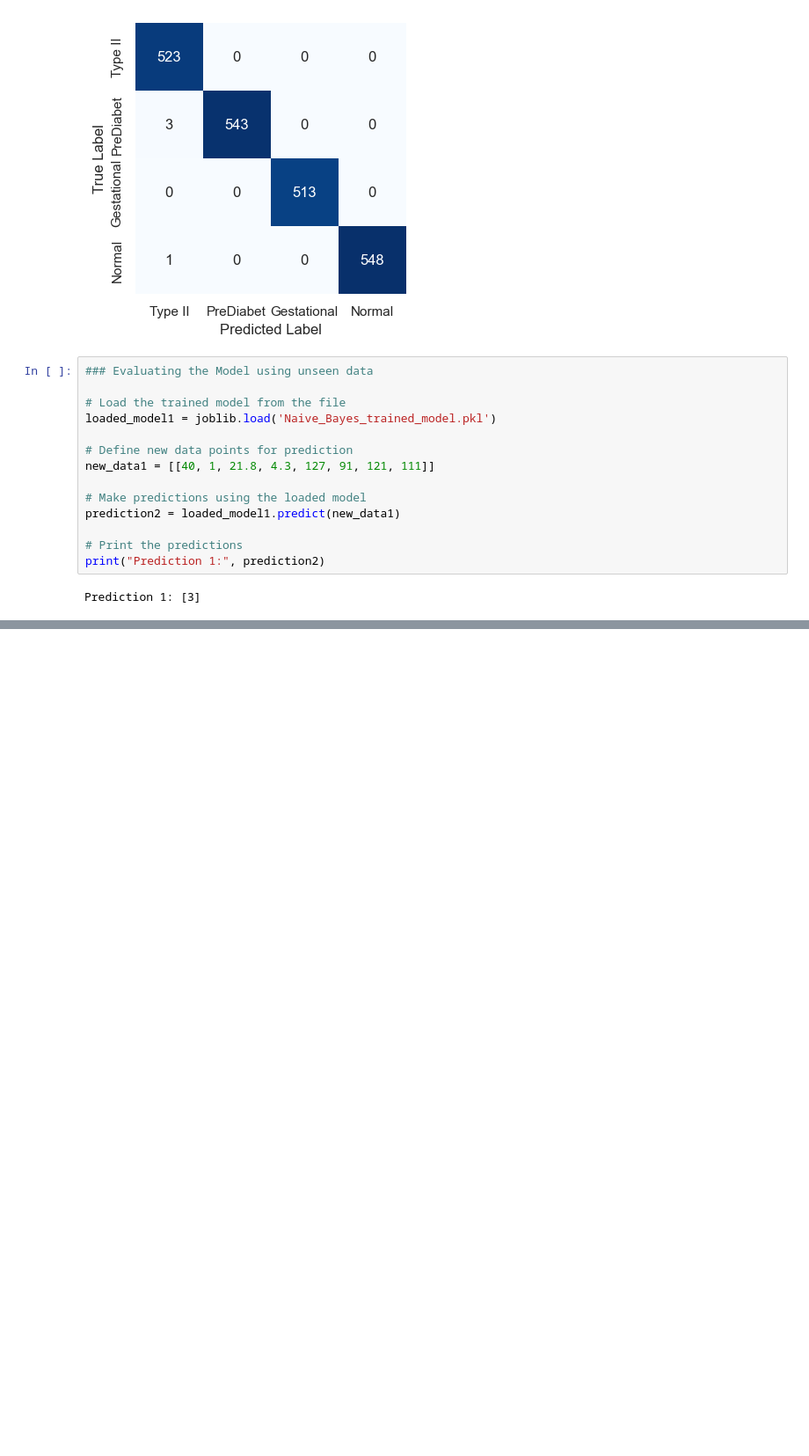
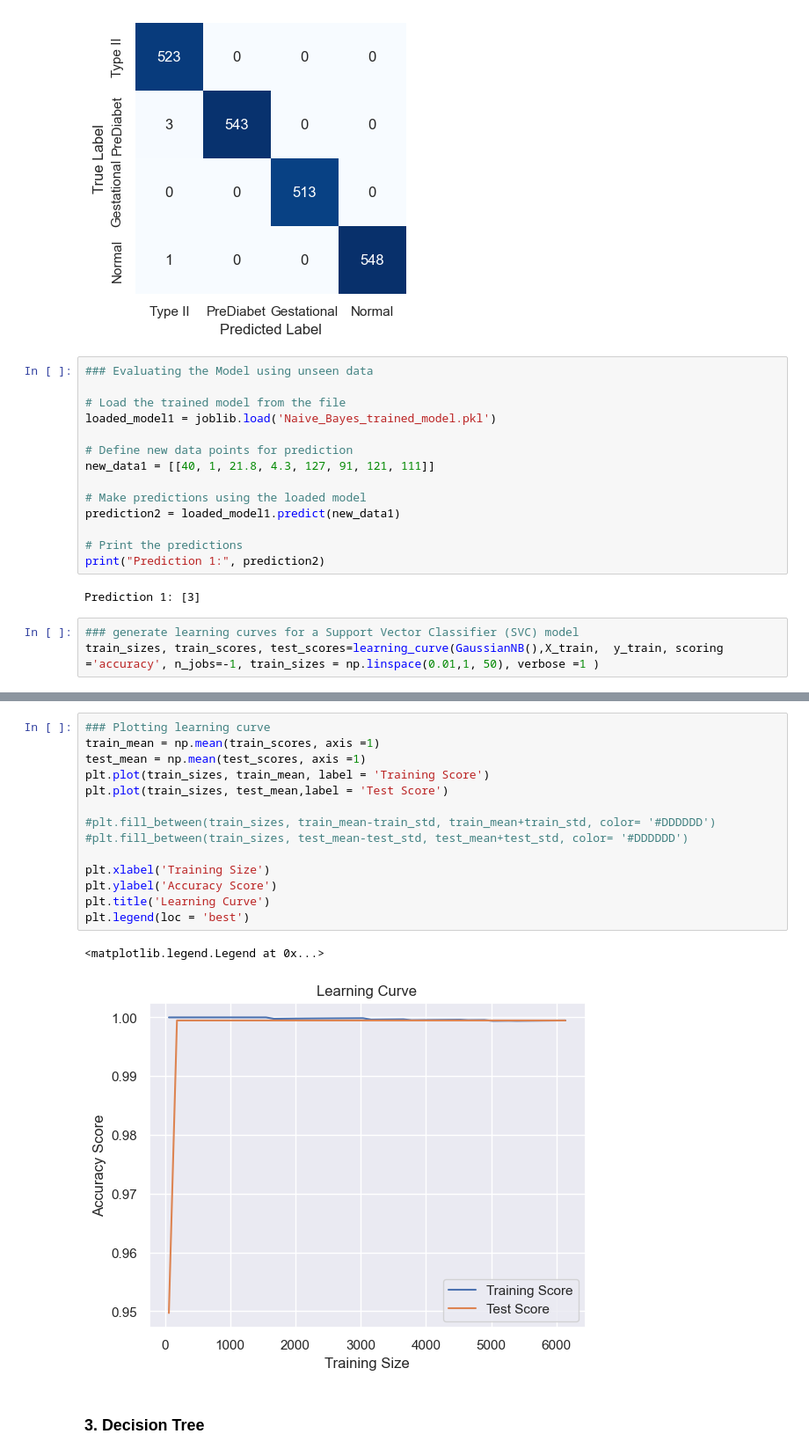
Before and after one commit to Yeshiwas1985/Diabetics-Prediction-Using-Machine-Learning-Algorithms, a Jupyter notebook: Diabetic Prediction Using MAchine Learning Algorithms.ipynb, the cells around one changed output, grey strips where cells are left out. Shown: that part at 88% size. Drawn from its saved outputs; the diff is of its cells as text; blank space fills up the shorter version.

```diff
--- a/Diabetic Prediction Using MAchine Learning Algorithms.ipynb
+++ b/Diabetic Prediction Using MAchine Learning Algorithms.ipynb
@@ -492,3 +492,6 @@ prediction2 = loaded_model1.predict(new_data1)
 print("Prediction 1:", prediction2)
 # %% [output]
 Prediction 1: [3]
+# %%
+### generate learning curves for a Support Vector Classifier (SVC) model
+train_sizes, train_scores, test_scores=learning_curve(GaussianNB(),X_train,  y_train, scoring ='accuracy', n_jobs=-1, train_sizes = np.linspace(0.01,1, 50), verbose =1 )
@@ -494,0 +505,19 @@ Prediction 1: [3]
+# %%
+### Plotting learning curve
+train_mean = np.mean(train_scores, axis =1)
+test_mean = np.mean(test_scores, axis =1)
+plt.plot(train_sizes, train_mean, label = 'Training Score')
+plt.plot(train_sizes, test_mean,label = 'Test Score')
+
+#plt.fill_between(train_sizes, train_mean-train_std, train_mean+train_std, color= '#DDDDDD')
+#plt.fill_between(train_sizes, test_mean-test_std, test_mean+test_std, color= '#DDDDDD')
+
+plt.xlabel('Training Size')
+plt.ylabel('Accuracy Score')
+plt.title('Learning Curve')
+plt.legend(loc = 'best')
+# %% [output]
+<matplotlib.legend.Legend at 0x...>
+[figure, added]
+# %% [markdown]
+### 3. Decision Tree
```
Also changed, not shown: parts of 7 cells of this notebook.
